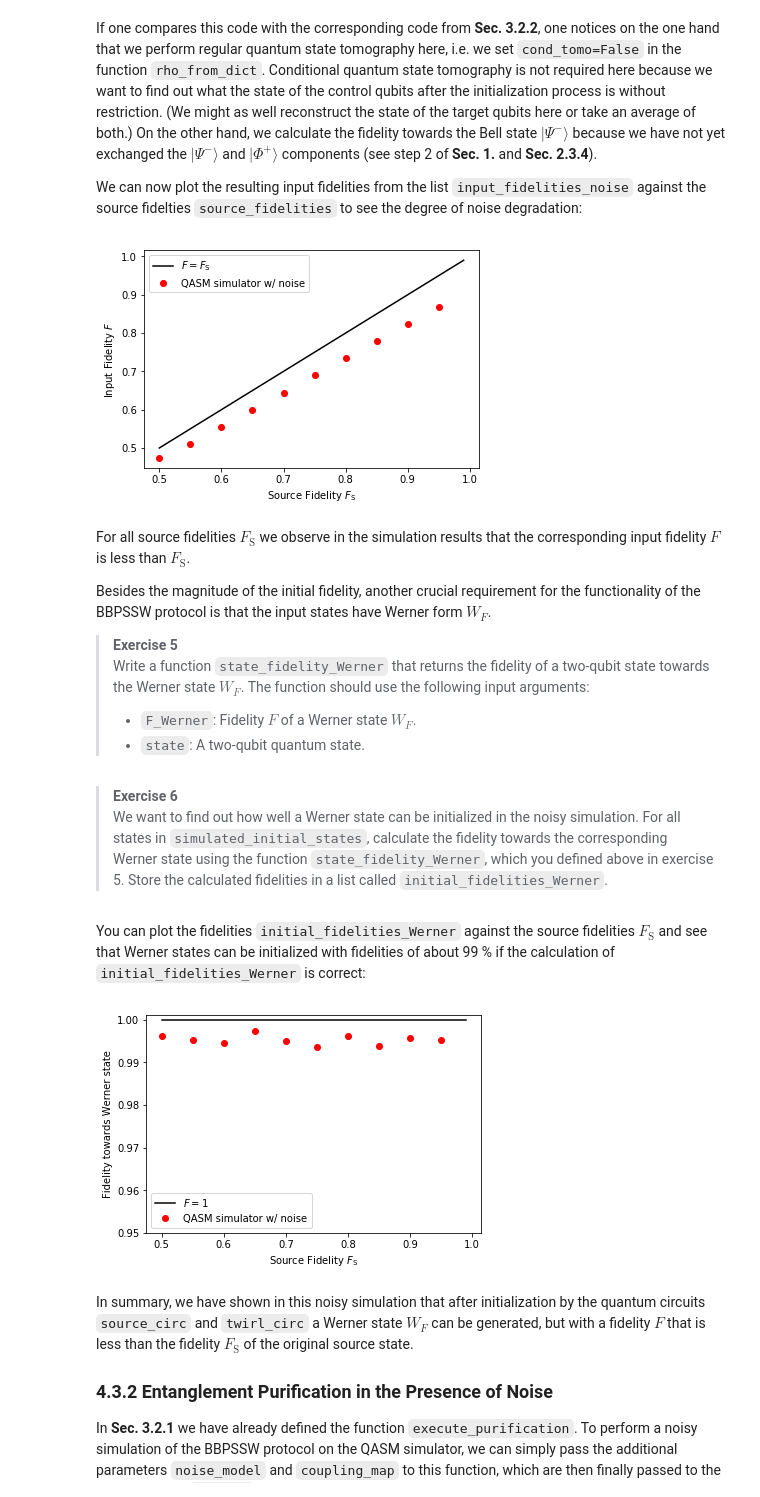
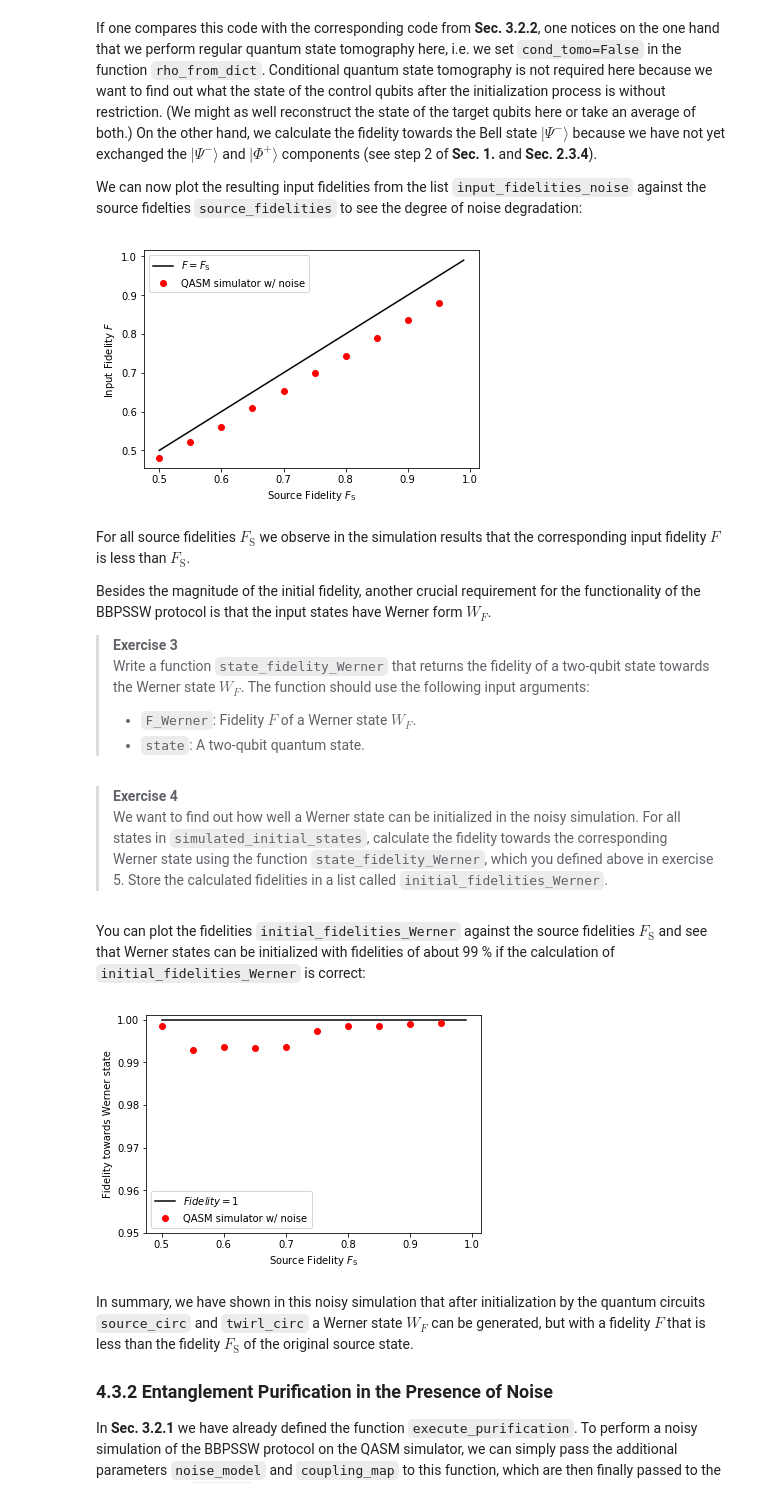
Before and after one commit to a-auer/qiskit, a Jupyter notebook: EntanglementPurification.ipynb, the cells around one changed output. Saved outputs shown, nothing was run; the diff lists cells and outputs as text; code cells hidden in the pictures.

```diff
--- a/EntanglementPurification.ipynb
+++ b/EntanglementPurification.ipynb
@@ -1213,7 +1213,7 @@ def rho_from_dict(job_dict, cond_tomo):
 We summarize some of the previous functions and the execution of the tomography circuits in the function `execute_purification`, which returns exactly the dictionary containing the execution job and the corresponding tomography circuits:
 # %%
 def execute_purification(F_in, index, backend, shots=1024, noise_model=None, coupling_map=None):
-    """Returns density matrix of control qubits after BBPSSW protocol.
+    """ Execute entire BBPSSW protocol on a target backend.
 
     Keyword arguments:
     F_in -- input fidelity
@@ -1224,7 +1224,7 @@ def execute_purification(F_in, index, backend, shots=1024, noise_model=None, cou
     coupling_map -- list that specifies the qubit couplings (required for noisy simulation)
 
     Returns:
-    job_dict -- dictionary containing job and tomography circuits
+    job_dict -- dictionary containing execution job and tomography circuits
     """
     if noise_model == None:
         basis_gates = None
@@ -1539,11 +1511,18 @@ In the following we will perform a noisy simulation of a quantum circuit consist
 Here, too, we define some helpful functions that make the implementation easier to read and understand. First we define a function `initialization_circuit` (analogous to `experiment_circuit`, see **Sec. 3.2.1**), which takes the index of the bilateral rotation as input argument and returns a corresponding experimental circuit for the initialization process including the twirl:
 # %%
 def initialization_circuit(index):
-    """ Provide an index for bilateral rotation and return corresponding experiment circuit. """
+    """ Returns initialization circuit (source + twirl) corresponding to an index.
+
+    Keyword arguments:
+    index -- integer between 0 and 11
+
+    Returns:
+    experiment_circ -- quantum circuit
+    """
     if index < 0 or index > 11:
         raise Exception("Index for bilateral rotation exceeds range of possible values.")
 
-    # Create the twirl circuit from the bilateral rotations
+    # Create twirl circuit from the bilateral rotations
     twirl_circ = QuantumCircuit(qr)
     bilateral_rotation(twirl_circ, control_qubits, index)
     bilateral_rotation(twirl_circ, target_qubits, index)
@@ -1554,16 +1533,16 @@ def initialization_circuit(index):
 # %% [markdown]
 All steps to execute the initialization process are summarized in the function `execute_initialization` (analogous to `execute_purification`, see **Sec. 3.2.1**). This function creates the initialization circuit via the function `initialization circuit` from above, creates the corresponding tomography circuits with the Qiskit function `state_tomography_circuits` and executes the tomography circuits on the backend, which is specified as input parameter:
 # %%
-def execute_initialization(F_in, index, backend, shots=1024, noise_model=None, coupling_map=None):
-    """Desc goes here.
+def execute_initialization(F_S, index, backend, shots=1024, noise_model=None, coupling_map=None):
+    """ Execute initialization procedure of BBPSSW protocol (simulation of source and twirl) on a target backend.
 
     Keyword arguments:
-    F_in -- input fidelity
+    F_S -- source fidelity
     index -- integer between 0 and 11, defines bilateral rotation
-    backend -- backend to run circuits on
+    backend -- backend to execute circuits
     shots -- number of shots per execution
     noise_model -- noise model for simulation of real device
-    coupling_map -- coupling structure of physical qubits
+    coupling_map -- list that specifies the qubit couplings
 
     Returns:
     job_dict -- dictionary containing execution job and corrresponding quantum circuits
@@ -1573,17 +1552,20 @@ def execute_initialization(F_in, index, backend, shots=1024, noise_model=None, c
     else:
         basis_gates = noise_model.basis_gates
 
-    # create circuits
+    # Create experiment circuit and corresponding tomography circuits
     experiment_circ = initialization_circuit(index)
     tomography_circs = state_tomography_circuits(experiment_circ, control_qubits)
 
-    # execute circuits
-    if backend.configuration().simulator == False:
-        job = execute(tomography_circs, backend, shots=shots, parameter_binds=[{theta: F_to_theta(F_in)}])
+    # Execute tomography circuits on simulator (w/ noise parameters) or real device (w/o noise parameters)
+    if backend.configuration().simulator == True:
+        job = execute(tomography_circs, backend, shots=shots,
+                      noise_model=noise_model, coupling_map=coupling_map, basis_gates=basis_gates,
+                      parameter_binds=[{theta: F_to_theta(F_S)}])
     else:
-        job = execute(tomography_circs, backend, shots=shots, noise_model=noise_model, coupling_map=coupling_map,
-                      basis_gates=basis_gates, parameter_binds=[{theta: F_to_theta(F_in)}])
+        job = execute(tomography_circs, backend, shots=shots,
+                      parameter_binds=[{theta: F_to_theta(F_S)}])
 
+    # Construct job dictionary
     job_dict = job_dictionary(tomography_circs, job)
 
     return job_dict
@@ -1638,20 +1625,20 @@ If one compares this code with the corresponding code from **Sec. 3.2.2**, one n
 
 We can now plot the resulting input fidelities from the list `input_fidelities_noise` against the source fidelties `source_fidelities` to see the degree of noise degradation:
 # %%
-F_in = np.arange(0.5, 1.0, 0.01)
-plt.plot(F_in, F_in, 'k', label = "$F = F_\mathrm{S}$")
+F_S = np.arange(0.5, 1.0, 0.01)
+plt.plot(F_S, F_S, 'k', label = "$F = F_\mathrm{S}$")
 plt.plot(source_fidelities, input_fidelities_noise, 'ro', label='QASM simulator w/ noise')
 plt.legend()
 plt.xlabel('Source Fidelity $F_\mathrm{S}$')
 plt.ylabel("Input Fidelity $F$");
 # %% [output]
-[figure, old version]
+[figure, new version]
 # %% [markdown]
 For all source fidelities $F_\mathrm{S}$ we observe in the simulation results that the corresponding input fidelity $F$ is less than $F_\mathrm{S}$.
 
 Besides the magnitude of the initial fidelity, another crucial requirement for the functionality of the BBPSSW protocol is that the input states have Werner form $W_F$.
 
-> **Exercise 5**
+> **Exercise 3**
 Write a function `state_fidelity_Werner` that returns the fidelity of a two-qubit state towards the Werner state $W_F$. The function should use the following input arguments:
 > - `F_Werner`: Fidelity $F$ of a Werner state $W_F$.
 > - `state`: A two-qubit quantum state.
@@ -1674,7 +1661,7 @@ def state_fidelity_Werner(F_Werner, state):
 
     return fidelity
 # %% [markdown]
-> **Exercise 6**
+> **Exercise 4**
 We want to find out how well a Werner state can be initialized in the noisy simulation. For all states in `simulated_initial_states`, calculate the fidelity towards the corresponding Werner state using the function `state_fidelity_Werner`, which you defined above in exercise 5. Store the calculated fidelities in a list called `initial_fidelities_Werner`.
 # %%
 initial_fidelities_Werner = []
@@ -1688,15 +1675,15 @@ for fidelity, state in zip(input_fidelities_noise, simulated_initial_states):
 # %% [markdown]
 You can plot the fidelities `initial_fidelities_Werner` against the source fidelities $F_\mathrm{S}$ and see that Werner states can be initialized with fidelities of about 99 % if the calculation of `initial_fidelities_Werner` is correct:
 # %%
-F_in = np.arange(0.5, 1.0, 0.01)
-plt.plot(F_in, np.ones(len(F_in)), 'k', label = "$F = 1$")
+F_S = np.arange(0.5, 1.0, 0.01)
+plt.plot(F_S, np.ones(len(F_S)), 'k', label = "$Fidelity = 1$")
 plt.plot(source_fidelities, initial_fidelities_Werner, 'ro', label='QASM simulator w/ noise')
 plt.legend()
 plt.xlabel('Source Fidelity $F_\mathrm{S}$')
 plt.ylabel('Fidelity towards Werner state')
 plt.ylim(0.95, 1.001);
 # %% [output]
-[figure, old version]
+[figure, new version]
 # %% [markdown]
 In summary, we have shown in this noisy simulation that after initialization by the quantum circuits `source_circ` and `twirl_circ` a Werner state $W_F$ can be generated, but with a fidelity $F$ that is less than the fidelity $F_\mathrm{S}$ of the original source state.
 
```
Also changed, not shown: parts of 28 cells of this notebook.
